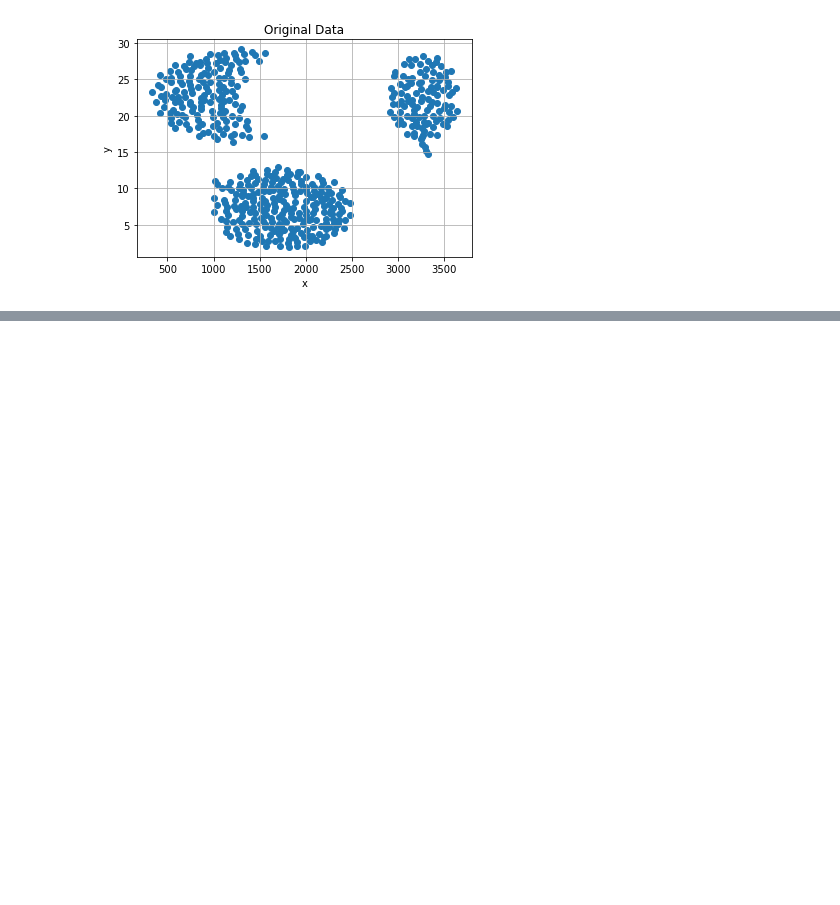
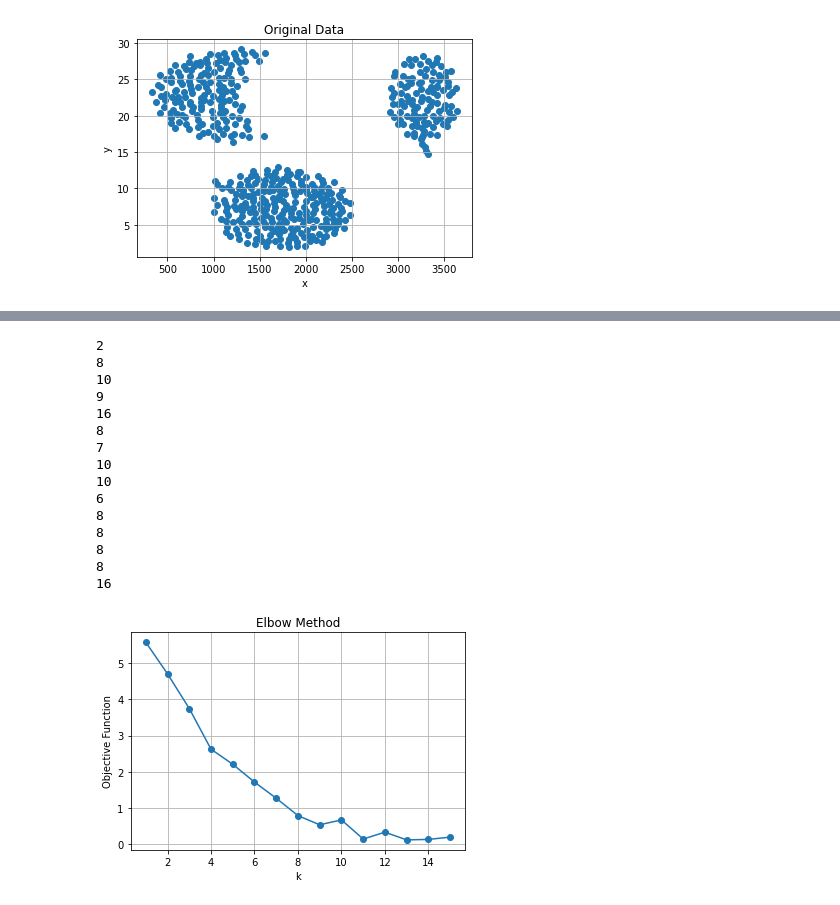
Before and after one commit to batataazul/projects_MachineLearning, a Jupyter notebook: project1/Notebooks/kMeans.ipynb, the cells around one changed output, grey strips where cells are left out. Saved outputs shown, nothing was run; the diff lists cells and outputs as text; code cells hidden in the pictures; blank space fills up the shorter version.

```diff
--- a/project1/Notebooks/kMeans.ipynb
+++ b/project1/Notebooks/kMeans.ipynb
@@ -207,11 +223,33 @@ printKmeans(nDataset,3,"../images/clusteredData1.png",print2d)
-# %%
-clusterCount = [0]*3
-for i in range(5):
-    clusterCount[i] = len(getClusterPoints(dataset,i))
-    plt.bar([0,1,2,3,4],clusterCount)
-    plt.title("Clusters length")
-    plt.xlabel("Cluster")
-    plt.ylabel("Number of elements in cluster")
-    plt.grid(True)
-
-    plt.savefig("clusterLength.png")
+# %%
+exist = True
+try:
+    f = open("../data/strokeData.json","r")
+    stringSet2 = f.read()
+    f.close()
+except:
+    print("Arquivo não existe")
+    exist = False
+if(exist):
+    dataset2 = json.loads(stringSet2)
+    nDataset2 = getDataset(dataset2)
+    for i in range(len(nDataset2["matrix"])):
+        nDataset2["matrix"][i] = normalize(nDataset2["matrix"][i])
+# %%
+results2 = elbow(nDataset2,"../images/Elbow2.png",15)
+# %% [output]
+2
+8
+10
+9
+16
+8
+7
+10
+10
+6
+8
+8
+8
+8
+16
+[figure, added]
```
Also changed, not shown: parts of 11 cells of this notebook, 10 other files.
